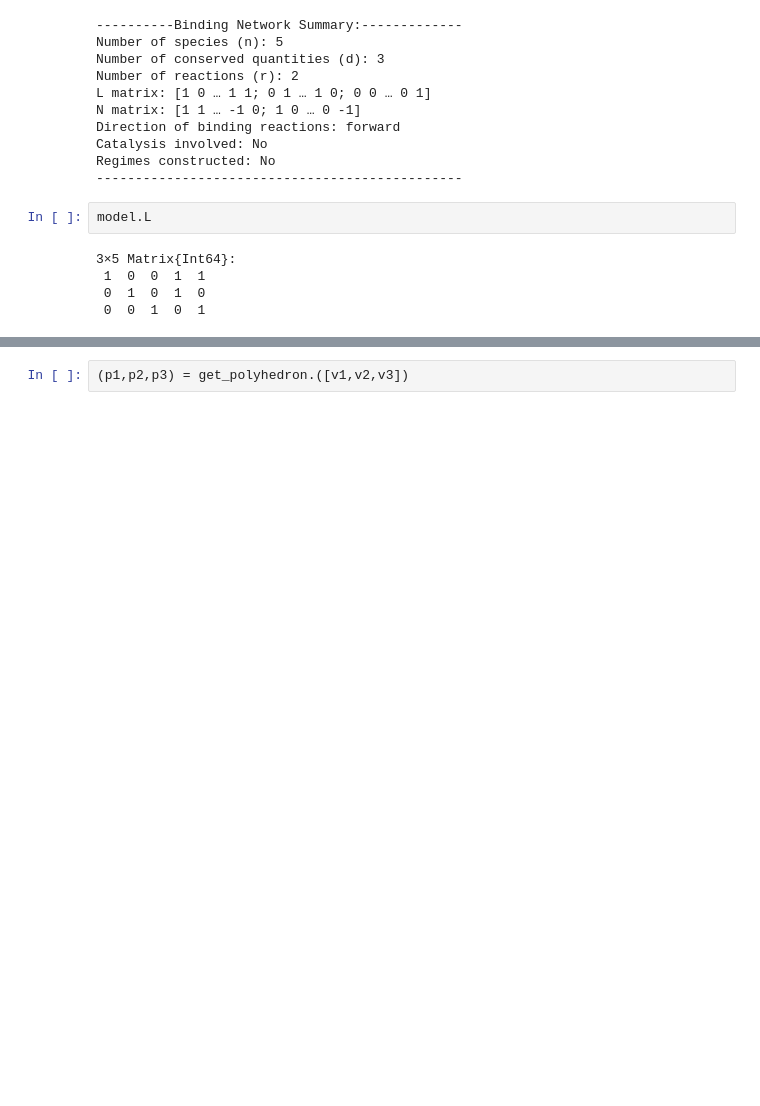
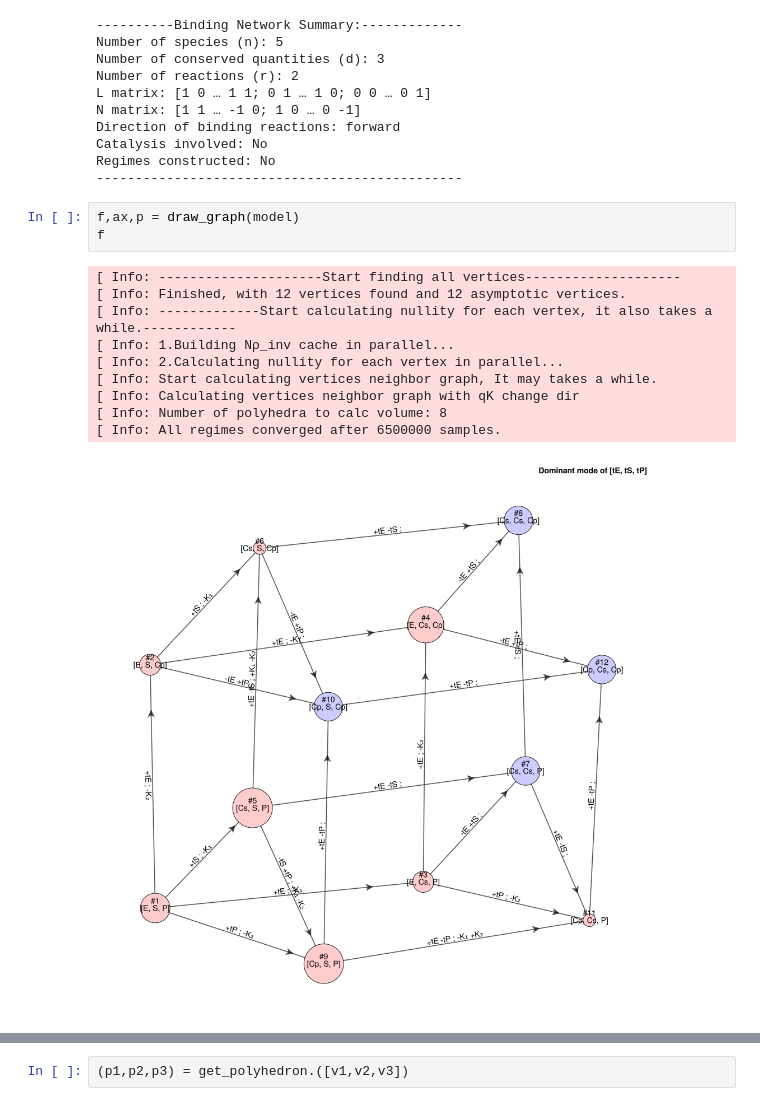
Before and after one commit to Qinguo25/BindingAndCatalysis.jl, a Jupyter notebook: Examples/unfinished_or_outdated_stuff/Compete_binding.ipynb, the cells around one changed output, grey strips where cells are left out. Drawn from its saved outputs; the diff is of its cells as text; blank space fills up the shorter version.

Commit message:
Add some basic visualization of Polyhedra

```diff
--- a/Examples/unfinished_or_outdated_stuff/Compete_binding.ipynb
+++ b/Examples/unfinished_or_outdated_stuff/Compete_binding.ipynb
@@ -43,10 +53,17 @@ Direction of binding reactions: forward
 Catalysis involved: No
 Regimes constructed: No
 -----------------------------------------------
-# %%
-model.L
-# %% [output]
-3×5 Matrix{Int64}:
- 1  0  0  1  1
- 0  1  0  1  0
- 0  0  1  0  1
+# %%
+f,ax,p = draw_graph(model)
+f
+# %% [output]
+[ Info: ---------------------Start finding all vertices--------------------
+[ Info: Finished, with 12 vertices found and 12 asymptotic vertices.
+[ Info: -------------Start calculating nullity for each vertex, it also takes a while.------------
+[ Info: 1.Building Nρ_inv cache in parallel...
+[ Info: 2.Calculating nullity for each vertex in parallel...
+[ Info: Start calculating vertices neighbor graph, It may takes a while.
+[ Info: Calculating vertices neighbor graph with qK change dir
+[ Info: Number of polyhedra to calc volume: 8
+[ Info: All regimes converged after 6500000 samples.
+[figure, added]
```
Also changed, not shown: parts of 84 cells of this notebook, 3 other files.
